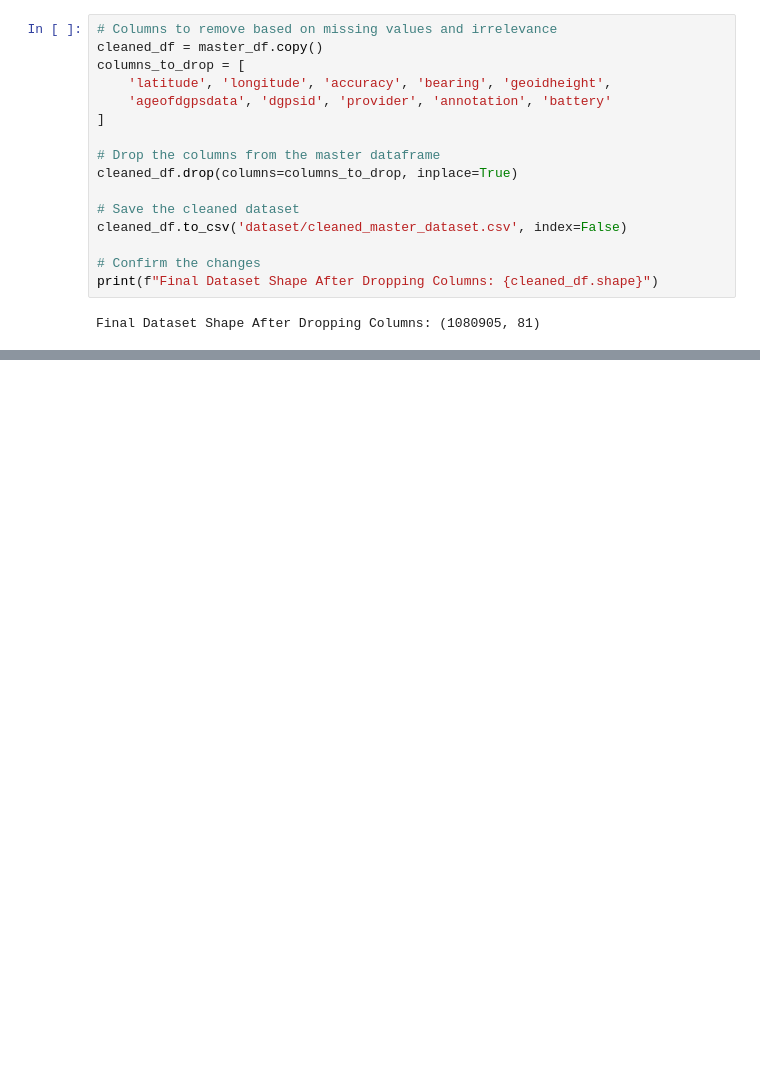
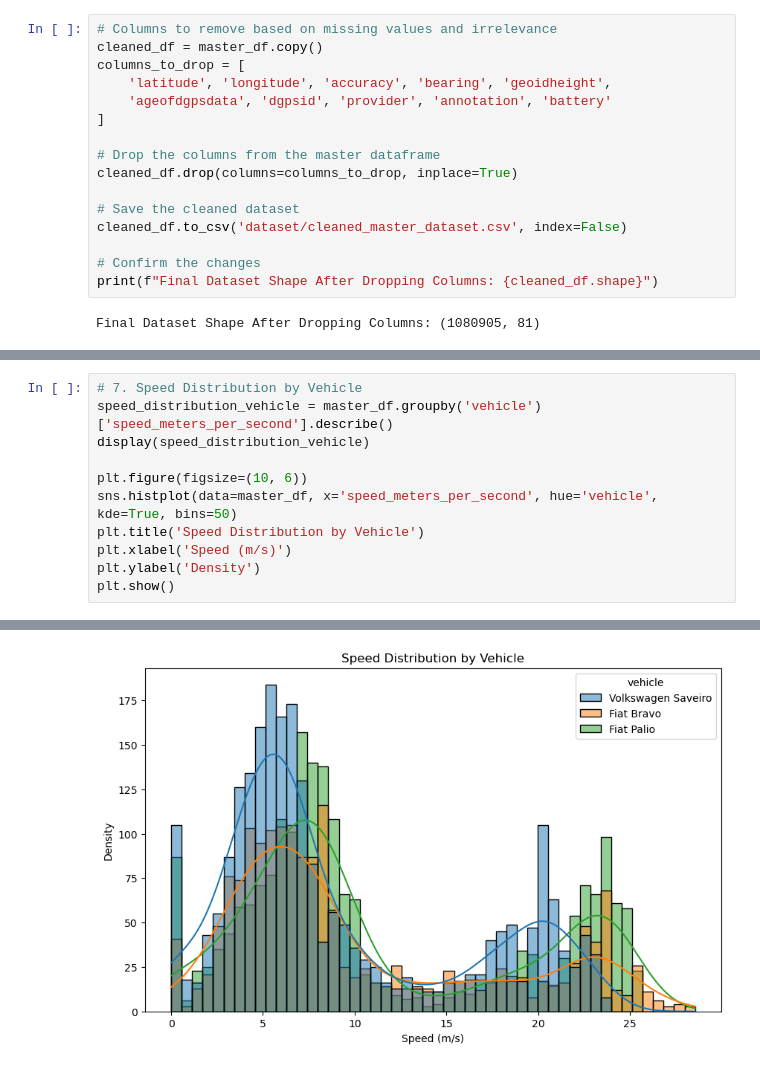
Before and after one commit to issa-ennab/Final-Team-Project-ML-IoT-Application, a Jupyter notebook: notebooks/01_data_cleaning.ipynb, the cells around one changed output, grey strips where cells are left out. Saved outputs shown, nothing was run; the diff lists cells and outputs as text; blank space fills up the shorter version.

```diff
--- a/notebooks/01_data_cleaning.ipynb
+++ b/notebooks/01_data_cleaning.ipynb
@@ -226,0 +386,12 @@ Final Dataset Shape After Dropping Columns: (1080905, 81)
+# %%
+# 7. Speed Distribution by Vehicle
+speed_distribution_vehicle = master_df.groupby('vehicle')['speed_meters_per_second'].describe()
+display(speed_distribution_vehicle)
+
+plt.figure(figsize=(10, 6))
+sns.histplot(data=master_df, x='speed_meters_per_second', hue='vehicle', kde=True, bins=50)
+plt.title('Speed Distribution by Vehicle')
+plt.xlabel('Speed (m/s)')
+plt.ylabel('Density')
+plt.show()
+# %% [output]
@@ -226,0 +403 @@ Final Dataset Shape After Dropping Columns: (1080905, 81)
+[figure, added]
```
Also changed, not shown: parts of 16 cells of this notebook, 9 other files.
